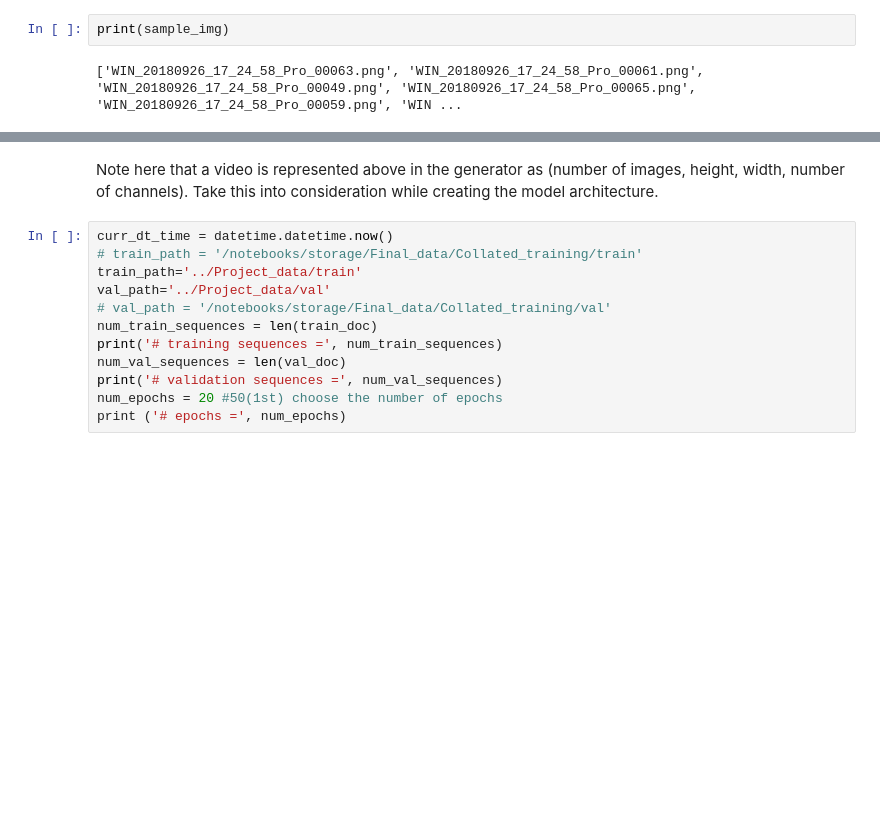
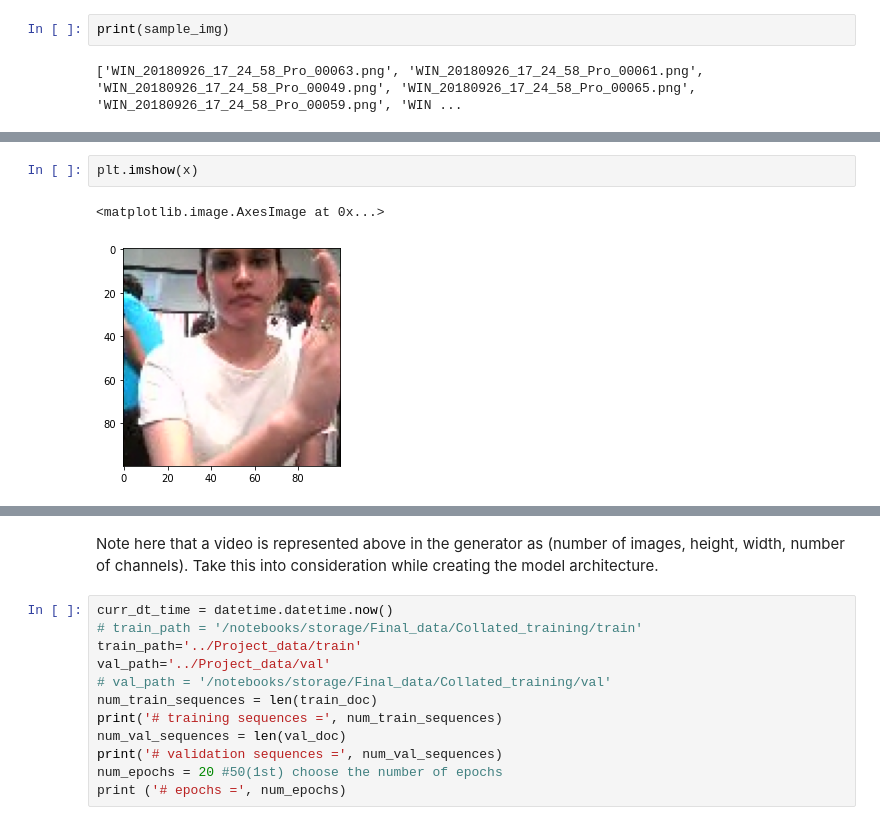
Before and after one commit to 13aksh/Gesture-recognition, a Jupyter notebook: Primary_Neural_Nets_Project_Starter_Code.ipynb, the cells around one changed output, grey strips where cells are left out. Drawn from its saved outputs; the diff is of its cells as text; blank space fills up the shorter version.

```diff
--- a/Primary_Neural_Nets_Project_Starter_Code.ipynb
+++ b/Primary_Neural_Nets_Project_Starter_Code.ipynb
@@ -82,3 +98,8 @@ sample.shape
+# %%
+plt.imshow(x)
+# %% [output]
+<matplotlib.image.AxesImage at 0x...>
+[figure, added]
 # %%
 def generator(source_path, folder_list, batch_size):
     print( 'Source path = ', source_path, '; batch size =', batch_size)
```
Also changed, not shown: parts of 11 cells of this notebook.
